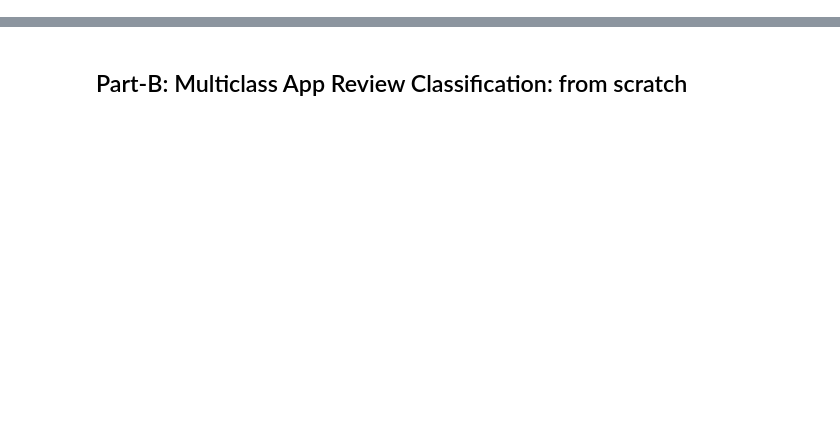
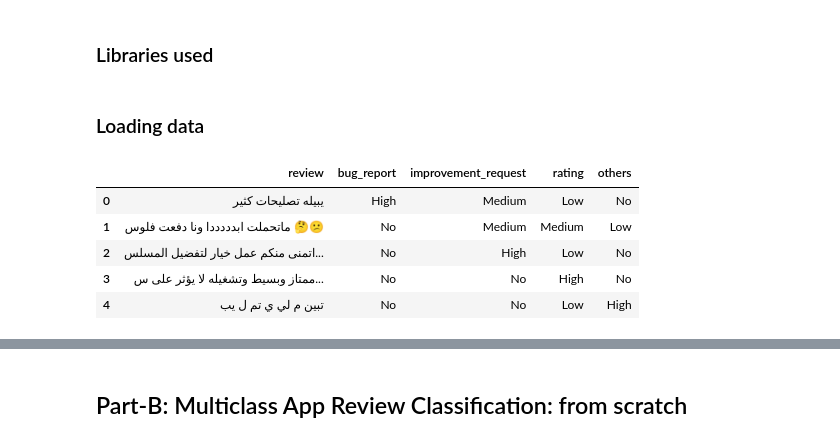
Before and after one commit to Hayder-Aleissa/NLP-Project, a Jupyter notebook: NLP_project.ipynb, the cells around one changed output, grey strips where cells are left out. Drawn from its saved outputs; the diff is of its cells as text; code cells hidden in the pictures; blank space fills up the shorter version.

Commit message:
performed data loading, preprocessing, and classification setup for part: B

```diff
--- a/NLP_project.ipynb
+++ b/NLP_project.ipynb
@@ -0,0 +1,2 @@
+# %% [markdown]
+### Libraries used
@@ -0,0 +16,13 @@
+# %% [markdown]
+### Loading data
+# %%
+# Load dataset
+df = pd.read_csv("AppReview-Multilabel.csv")
+df.head()
+# %% [output]
+|  | review | bug_report | improvement_request | rating | others |
+| 0 | يبيله تصليحات كثير | High | Medium | Low | No |
+| 1 | ماتحملت ابدددددا ونا دفعت فلوس 🤔😕 | No | Medium | Medium | Low |
+| 2 | اتمنى منكم عمل خيار لتفضيل المسلس... | No | High | Low | No |
+| 3 | ممتاز وبسيط وتشغيله لا يؤثر على س... | No | No | High | No |
+| 4 | تبين م لي ي تم ل يب | No | No | Low | High |
```
Also changed, not shown: parts of 14 cells of this notebook.
